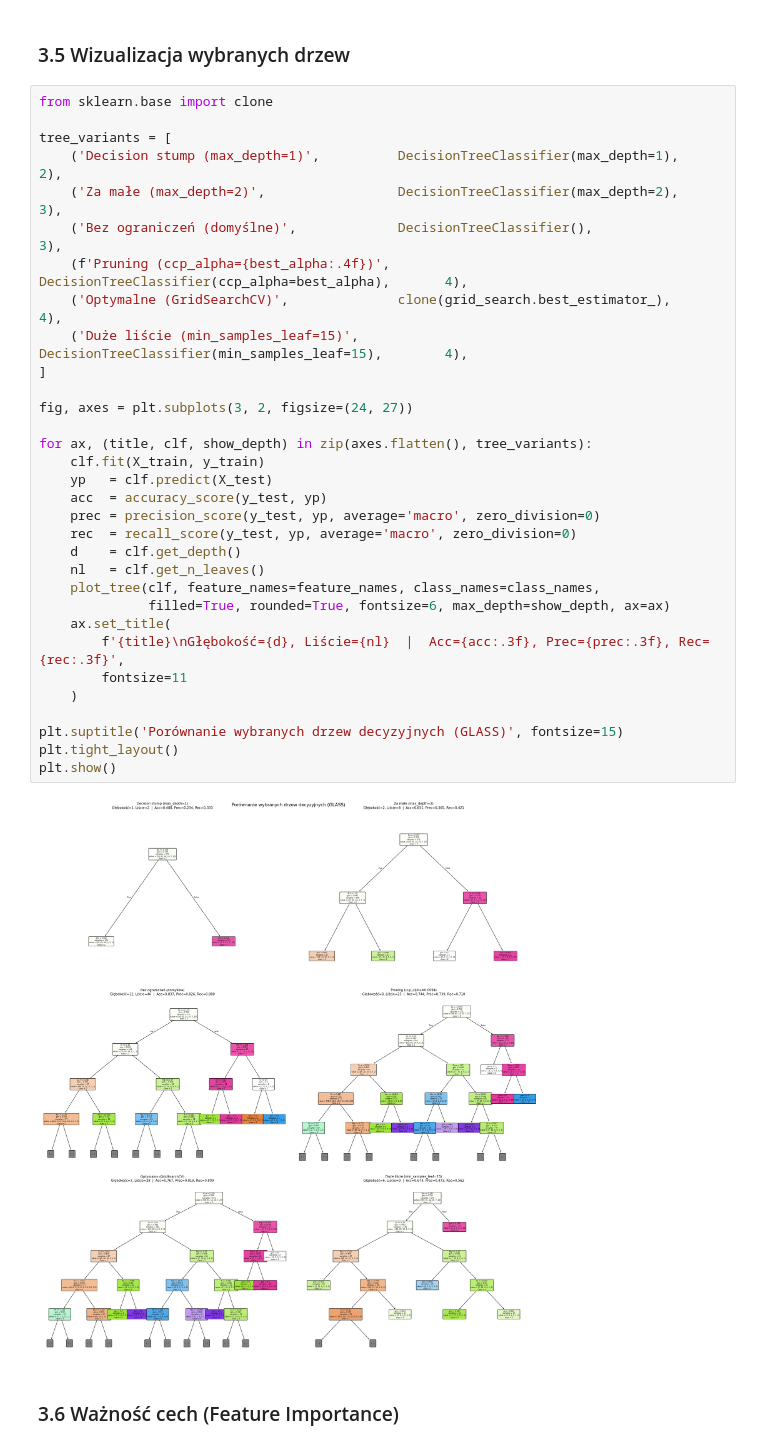
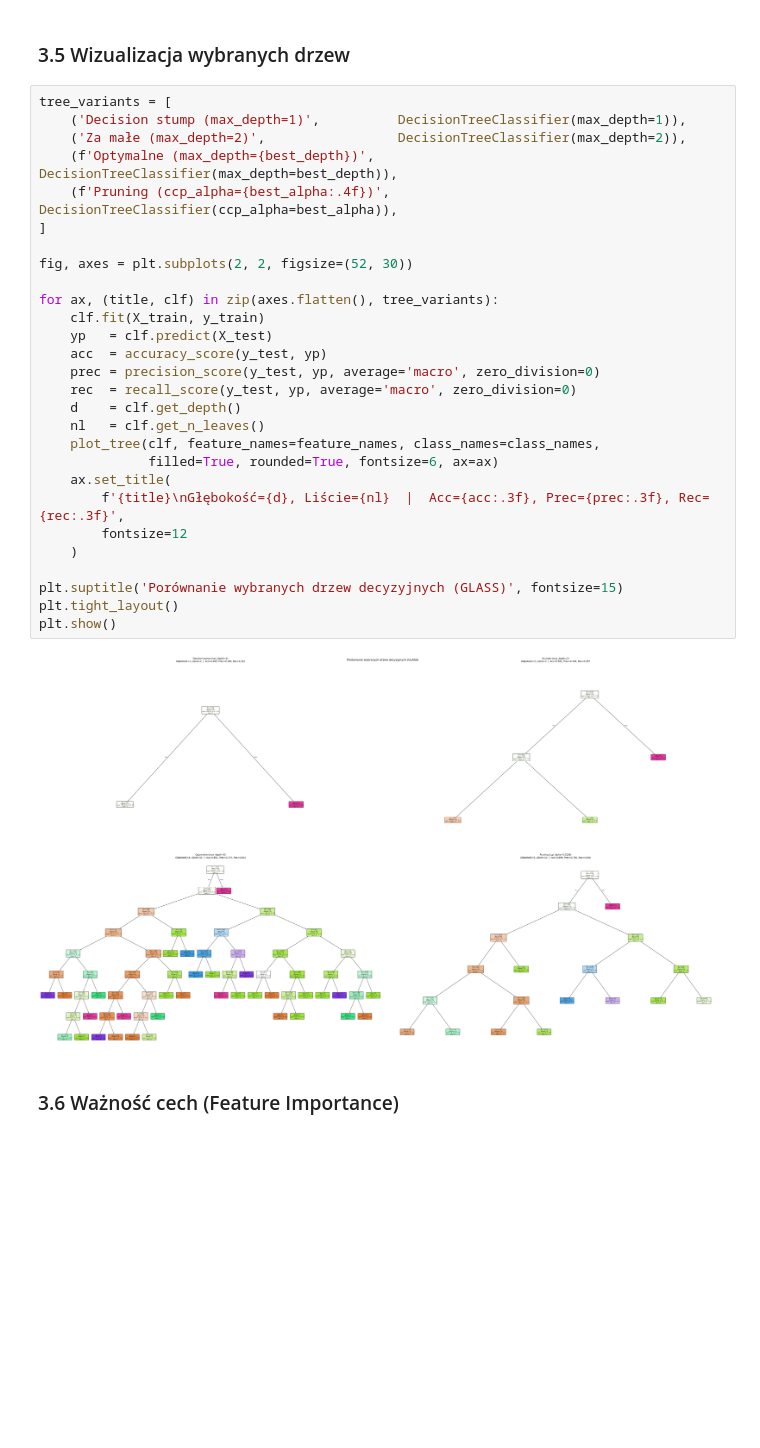
Before and after one commit to mikolaj-olesinski/Machine-Learning-PWR, a Jupyter notebook: lista3/lab3.ipynb, the cells around one changed output. Drawn from its saved outputs; the diff is of its cells as text; blank space fills up the shorter version.

```diff
--- a/lista3/lab3.ipynb
+++ b/lista3/lab3.ipynb
@@ -525,39 +473,35 @@ plt.show()
 # %% [markdown]
 ### 3.5 Wizualizacja wybranych drzew
 # %%
-from sklearn.base import clone
-
 tree_variants = [
-    ('Decision stump (max_depth=1)',          DecisionTreeClassifier(max_depth=1),                2),
-    ('Za małe (max_depth=2)',                 DecisionTreeClassifier(max_depth=2),                3),
-    ('Bez ograniczeń (domyślne)',             DecisionTreeClassifier(),                           3),
-    (f'Pruning (ccp_alpha={best_alpha:.4f})', DecisionTreeClassifier(ccp_alpha=best_alpha),       4),
-    ('Optymalne (GridSearchCV)',              clone(grid_search.best_estimator_),                 4),
-    ('Duże liście (min_samples_leaf=15)',     DecisionTreeClassifier(min_samples_leaf=15),        4),
+    ('Decision stump (max_depth=1)',          DecisionTreeClassifier(max_depth=1)),
+    ('Za małe (max_depth=2)',                 DecisionTreeClassifier(max_depth=2)),
+    (f'Optymalne (max_depth={best_depth})',   DecisionTreeClassifier(max_depth=best_depth)),
+    (f'Pruning (ccp_alpha={best_alpha:.4f})', DecisionTreeClassifier(ccp_alpha=best_alpha)),
 ]
 
-fig, axes = plt.subplots(3, 2, figsize=(24, 27))
+fig, axes = plt.subplots(2, 2, figsize=(52, 30))
 
-for ax, (title, clf, show_depth) in zip(axes.flatten(), tree_variants):
+for ax, (title, clf) in zip(axes.flatten(), tree_variants):
     clf.fit(X_train, y_train)
     yp   = clf.predict(X_test)
     acc  = accuracy_score(y_test, yp)
     prec = precision_score(y_test, yp, average='macro', zero_division=0)
     rec  = recall_score(y_test, yp, average='macro', zero_division=0)
     d    = clf.get_depth()
     nl   = clf.get_n_leaves()
     plot_tree(clf, feature_names=feature_names, class_names=class_names,
-              filled=True, rounded=True, fontsize=6, max_depth=show_depth, ax=ax)
+              filled=True, rounded=True, fontsize=6, ax=ax)
     ax.set_title(
         f'{title}\nGłębokość={d}, Liście={nl}  |  Acc={acc:.3f}, Prec={prec:.3f}, Rec={rec:.3f}',
-        fontsize=11
+        fontsize=12
     )
 
 plt.suptitle('Porównanie wybranych drzew decyzyjnych (GLASS)', fontsize=15)
 plt.tight_layout()
 plt.show()
 # %% [output]
-[figure, old version]
+[figure, new version]
 # %% [markdown]
 ### 3.6 Ważność cech (Feature Importance)
 # %%
```
Also changed, not shown: parts of 14 cells of this notebook.
